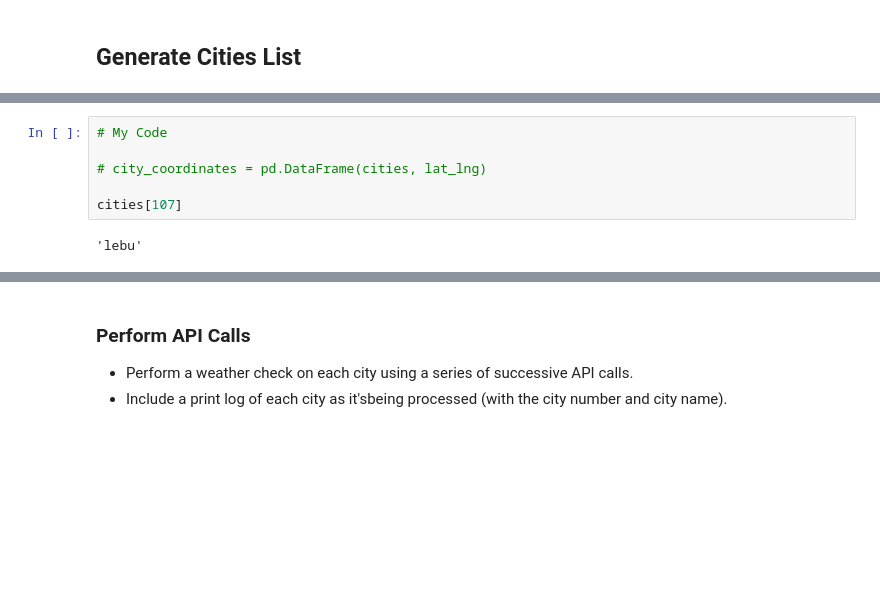
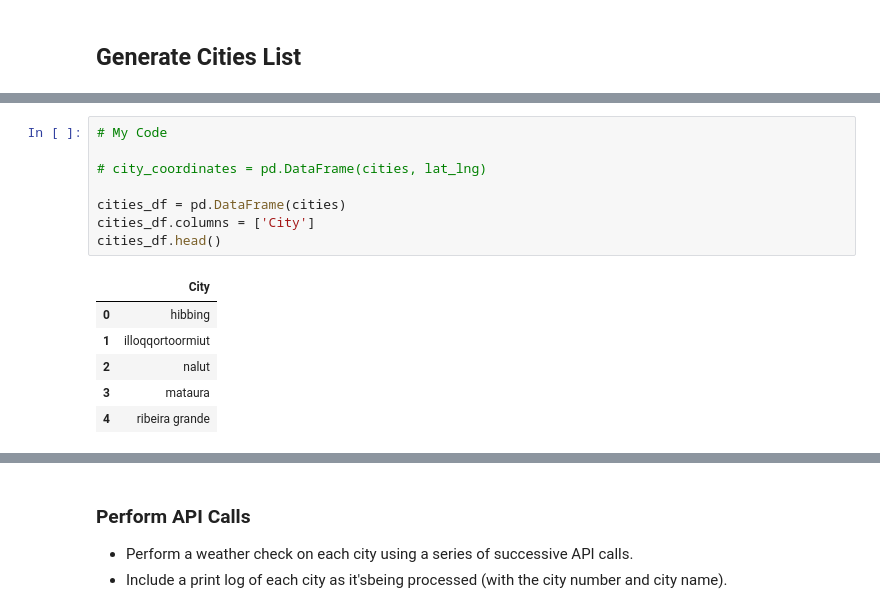
Before and after one commit to vgpass/python_api-challenge, a Jupyter notebook: WeatherPy/WeatherPyworking.ipynb, the cells around one changed output, grey strips where cells are left out. Cells and saved outputs as stored; diff of their text form; blank space fills up the shorter version.

```diff
--- a/WeatherPy/WeatherPyworking.ipynb
+++ b/WeatherPy/WeatherPyworking.ipynb
@@ -53,11 +70,18 @@ len(cities)
 # %%
 # My Code
 
 # city_coordinates = pd.DataFrame(cities, lat_lng)
 
-cities[107]
+cities_df = pd.DataFrame(cities)
+cities_df.columns = ['City']
+cities_df.head()
 # %% [output]
-'lebu'
+|  | City |
+| 0 | hibbing |
+| 1 | illoqqortoormiut |
+| 2 | nalut |
+| 3 | mataura |
+| 4 | ribeira grande |
 # %%
 # Define variables and request url
 
```
Also changed, not shown: parts of 5 cells of this notebook.
